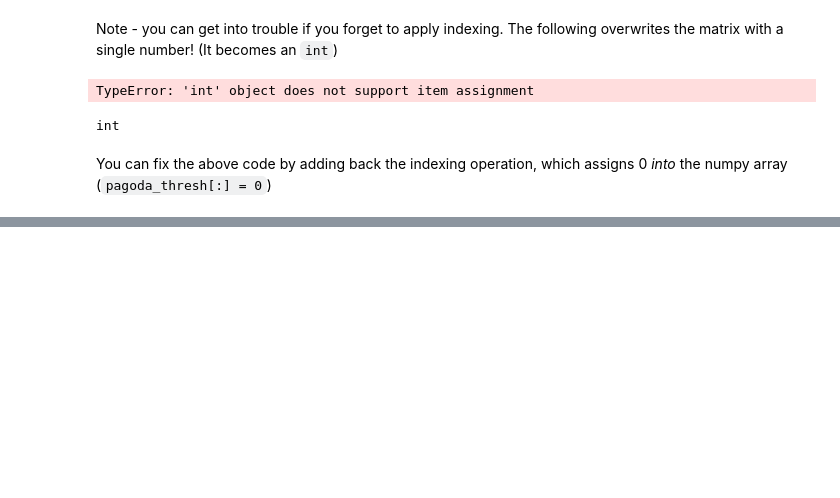
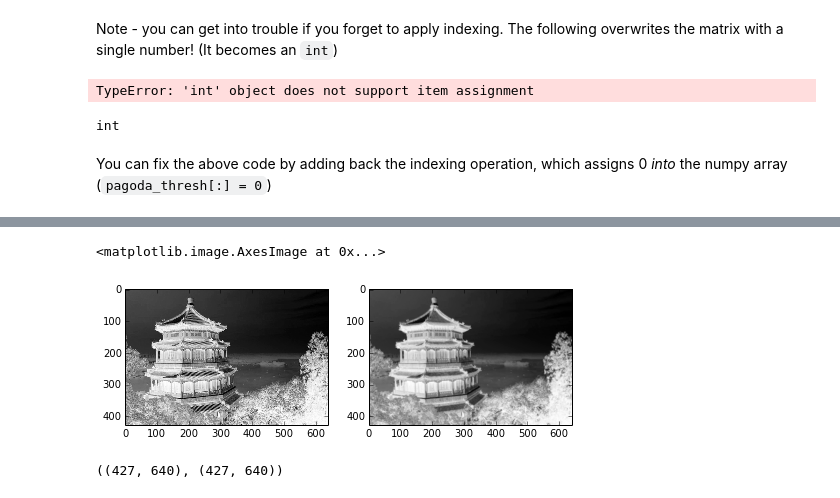
Before and after one commit to Berkeley-MIDS-ML/MIDS-ML-examples, a Jupyter notebook: Images.ipynb, the cells around one changed output, grey strips where cells are left out. Cells and saved outputs as stored; diff of their text form; code cells hidden in the pictures; blank space fills up the shorter version.

```diff
--- a/Images.ipynb
+++ b/Images.ipynb
@@ -120,0 +162,19 @@ You can fix the above code by adding back the indexing operation, which assigns
+# %%
+# Convolve computes the
+pagoda_blur1 = filters.convolve(pagoda_red, kernel)
+
+plt.figure(figsize=(8,4))
+plt.subplot(1,2,1)
+plt.imshow(pagoda_red, cmap='binary')
+plt.subplot(1,2,2)
+plt.imshow(pagoda_blur1, cmap='binary')
+# %% [output]
+<matplotlib.image.AxesImage at 0x...>
+[figure, added]
+# %%
+# Note the shapes are still the same - edge cases are handled automatically
+# By default, values are "reflected" back, which is reasonable for
+# the kind of image processing we're doing
+pagoda_red.shape, pagoda_blur1.shape
+# %% [output]
+((427, 640), (427, 640))
```
Also changed, not shown: parts of 11 cells of this notebook, 1 other file.
